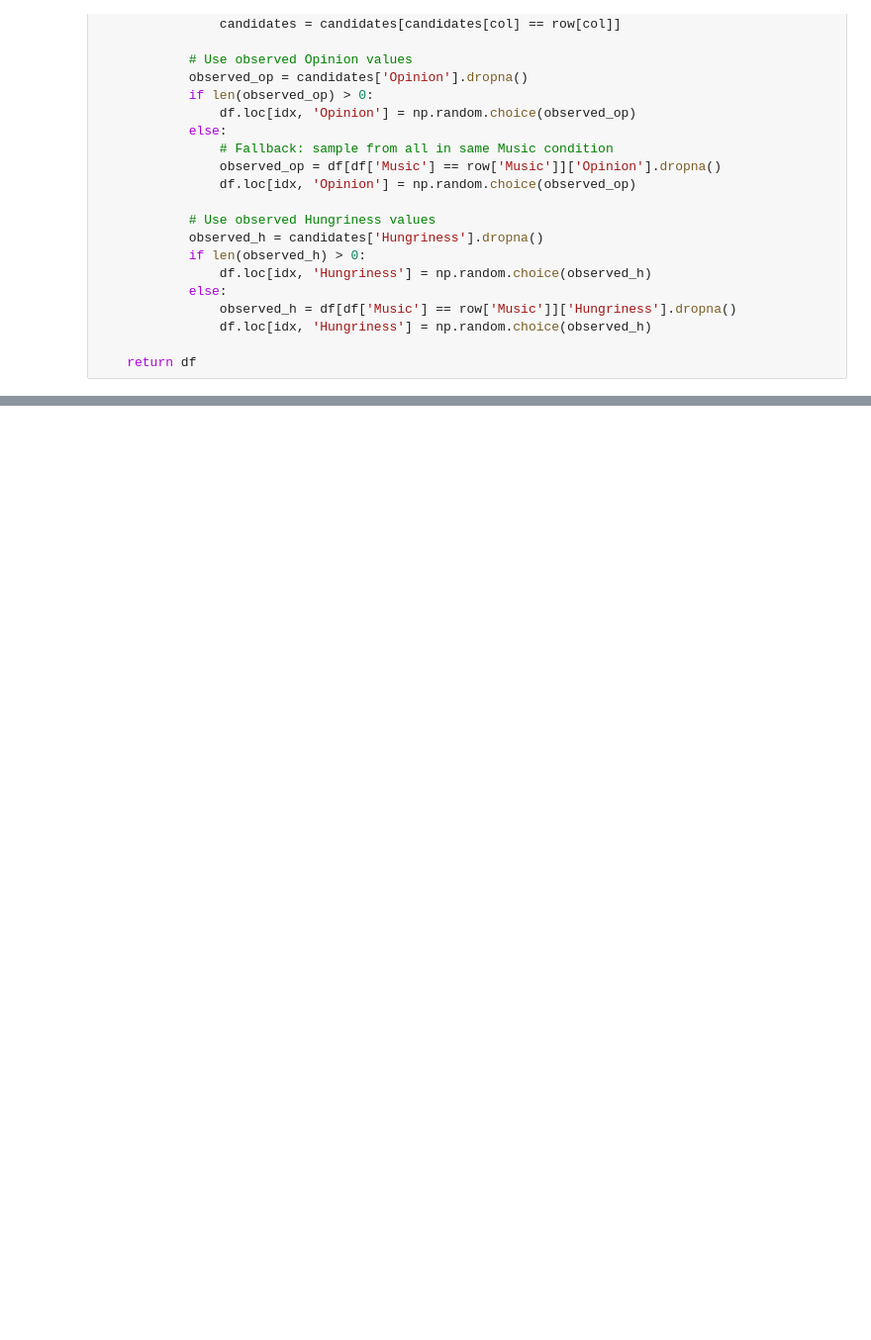
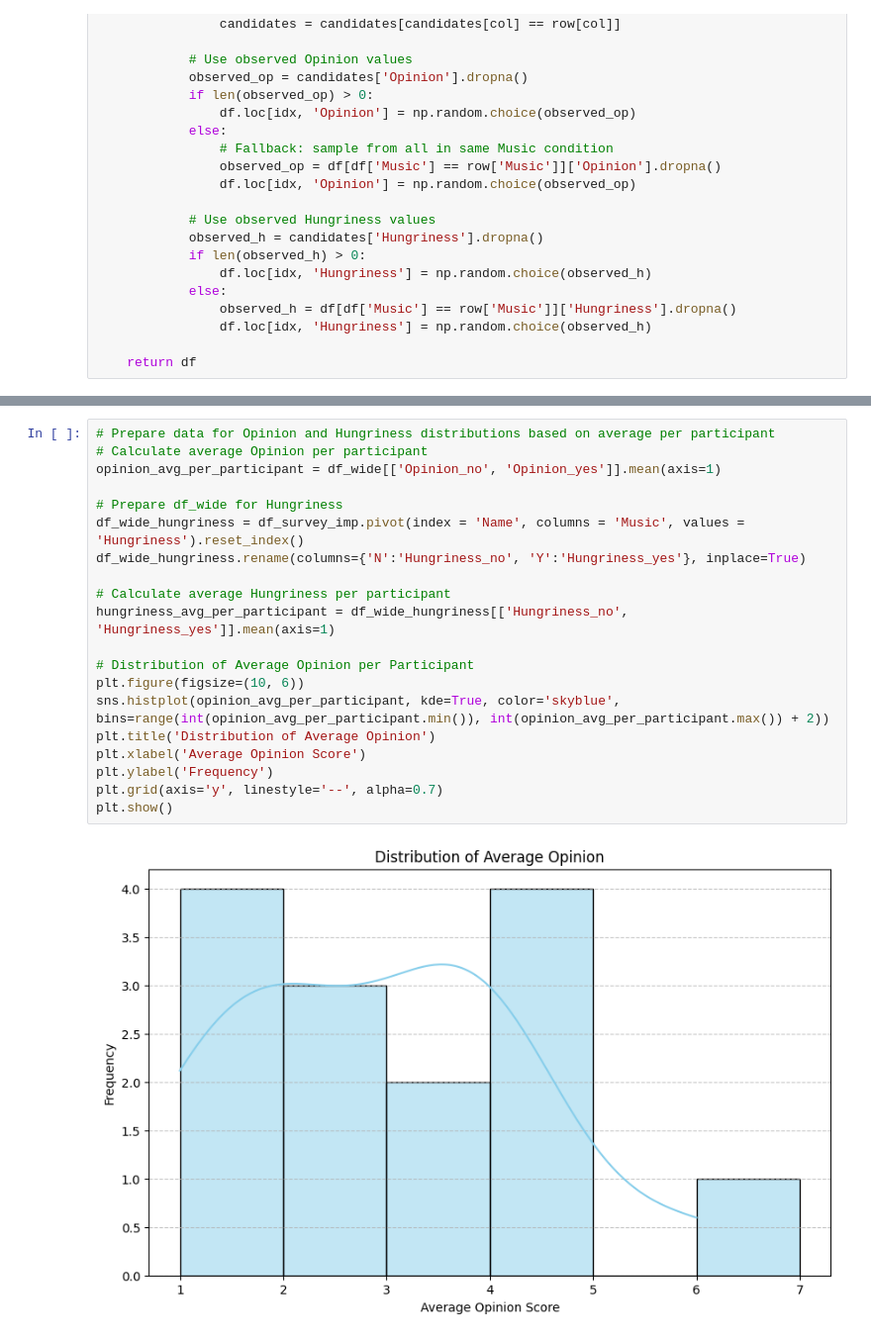
Before and after one commit to anothergrind/music_while_reading, a Jupyter notebook: CGS_3346_Project.ipynb, the cells around one changed output, grey strips where cells are left out. Shown: that part at 99% size. Saved outputs shown, nothing was run; the diff lists cells and outputs as text; blank space fills up the shorter version.

```diff
--- a/CGS_3346_Project.ipynb
+++ b/CGS_3346_Project.ipynb
@@ -260,0 +261,22 @@ plt.show()
+# %%
+# Prepare data for Opinion and Hungriness distributions based on average per participant
+# Calculate average Opinion per participant
+opinion_avg_per_participant = df_wide[['Opinion_no', 'Opinion_yes']].mean(axis=1)
+
+# Prepare df_wide for Hungriness
+df_wide_hungriness = df_survey_imp.pivot(index = 'Name', columns = 'Music', values = 'Hungriness').reset_index()
+df_wide_hungriness.rename(columns={'N':'Hungriness_no', 'Y':'Hungriness_yes'}, inplace=True)
+
+# Calculate average Hungriness per participant
+hungriness_avg_per_participant = df_wide_hungriness[['Hungriness_no', 'Hungriness_yes']].mean(axis=1)
+
+# Distribution of Average Opinion per Participant
+plt.figure(figsize=(10, 6))
+sns.histplot(opinion_avg_per_participant, kde=True, color='skyblue', bins=range(int(opinion_avg_per_participant.min()), int(opinion_avg_per_participant.max()) + 2))
+plt.title('Distribution of Average Opinion')
+plt.xlabel('Average Opinion Score')
+plt.ylabel('Frequency')
+plt.grid(axis='y', linestyle='--', alpha=0.7)
+plt.show()
+# %% [output]
+[figure, added]
```
Also changed, not shown: parts of 13 cells of this notebook.
